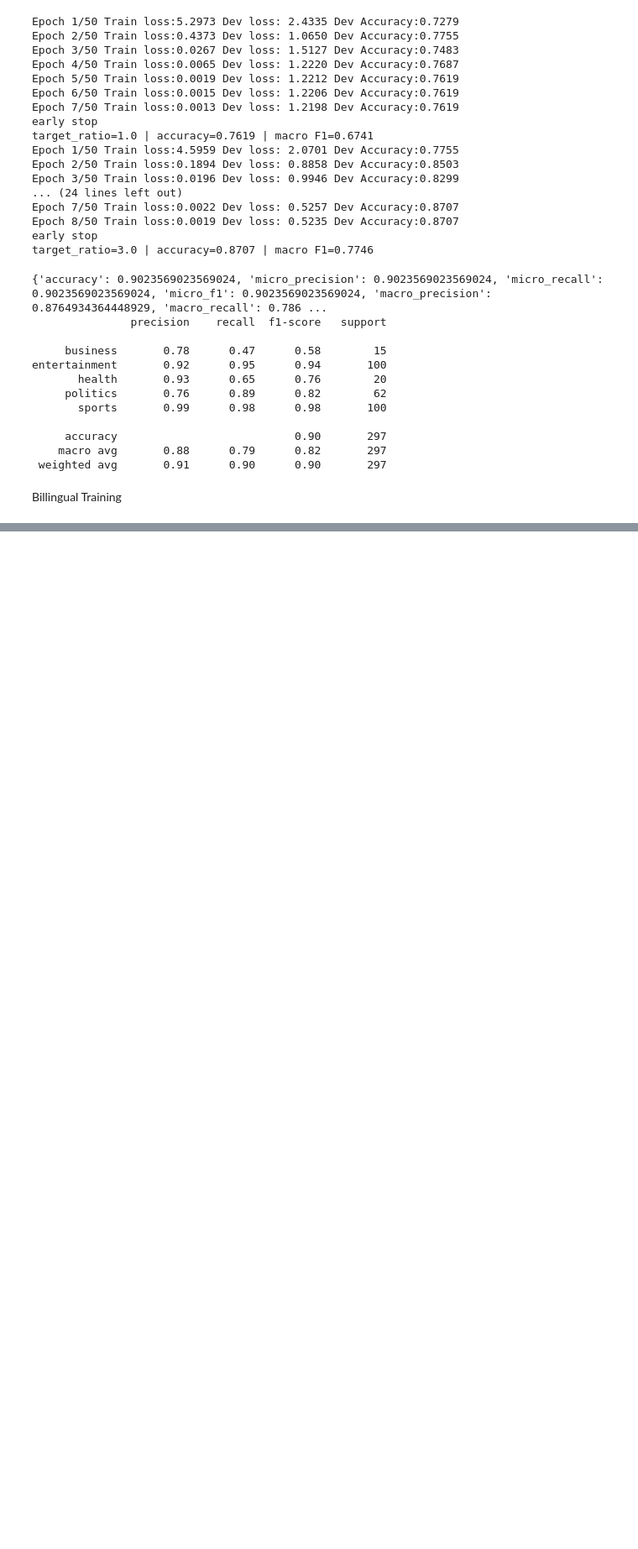
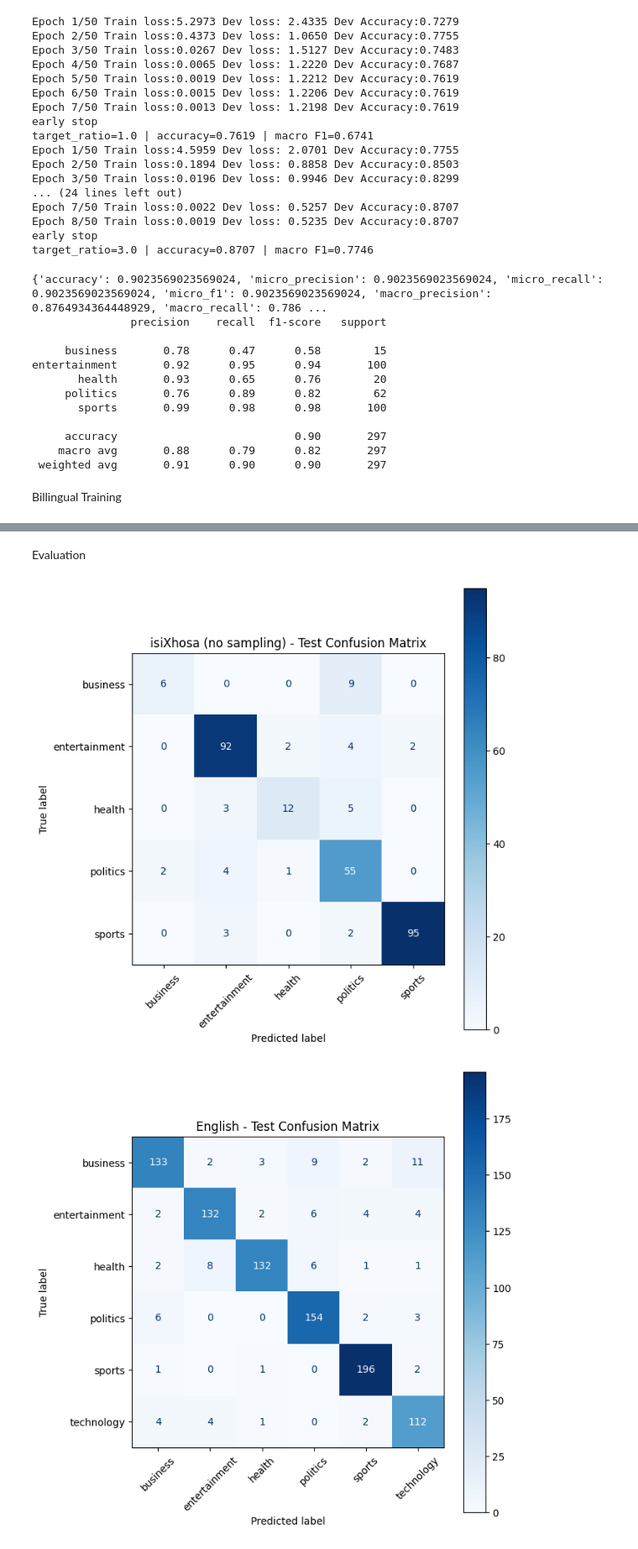
Before and after one commit to Tlotloolifant/Assignment-2, a Jupyter notebook: Assignment 2.ipynb, the cells around one changed output, grey strips where cells are left out. Shown at 84% size. Cells and saved outputs as stored; diff of their text form; code cells hidden in the pictures; blank space fills up the shorter version.

```diff
--- a/Assignment 2.ipynb
+++ b/Assignment 2.ipynb
@@ -362,10 +362,13 @@ def evaluate(model, loader, label_encoder):
         "macro_f1": macro[2]
     }
 
+#adding and updating to help with billingual index matching
+    all_class_indicies = list (range(len(label_encoder.classes_)))
 
     report = classification_report(
-    labels,
-    predicitons,
+    labels, predicitons,
+    labels = all_class_indicies,
+
     target_names=label_encoder.classes_,
     zero_division=0
     )
@@ -1423,0 +1550,25 @@ Billingual Training
+# %% [markdown]
+Evaluation
+# %%
+#plotting confusion matrix
+
+def plot_confusion_matrix(model, test_loader, label_encoder, title):
+    results, report, preds, labels = evaluate(model, test_loader, label_encoder)
+
+    cm = confusion_matrix(labels, preds, labels=list(range(len(label_encoder.classes_))))
+    disp = ConfusionMatrixDisplay(confusion_matrix=cm, display_labels=label_encoder.classes_)
+
+    fig, ax = plt.subplots(figsize=(7, 7))
+    disp.plot(ax=ax, cmap="Blues", xticks_rotation=45)
+    ax.set_title(title)
+    plt.tight_layout()
+    plt.show()
+# %%
+xho_final_test_loader = build_dataloaders(xho_final["tensors"], batch_size=16)[2]
+plot_confusion_matrix(xho_final["model"], xho_final_test_loader, xho_final["tensors"]["label_encoder"], "isiXhosa (no sampling) - Test Confusion Matrix")
+
+eng_final_test_loader = build_dataloaders(final_english["tensors"], batch_size=16)[2]
+plot_confusion_matrix(final_english["model"], eng_final_test_loader, final_english["tensors"]["label_encoder"], "English - Test Confusion Matrix")
+# %% [output]
+[figure, added]
+[figure, added]
```
Also changed, not shown: parts of 9 cells of this notebook.
